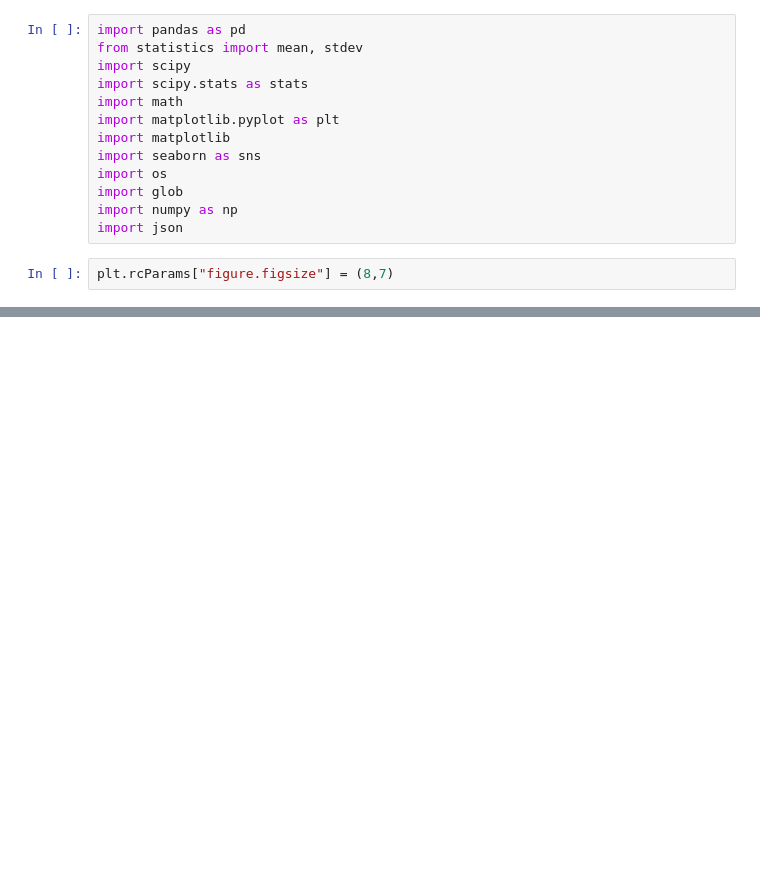
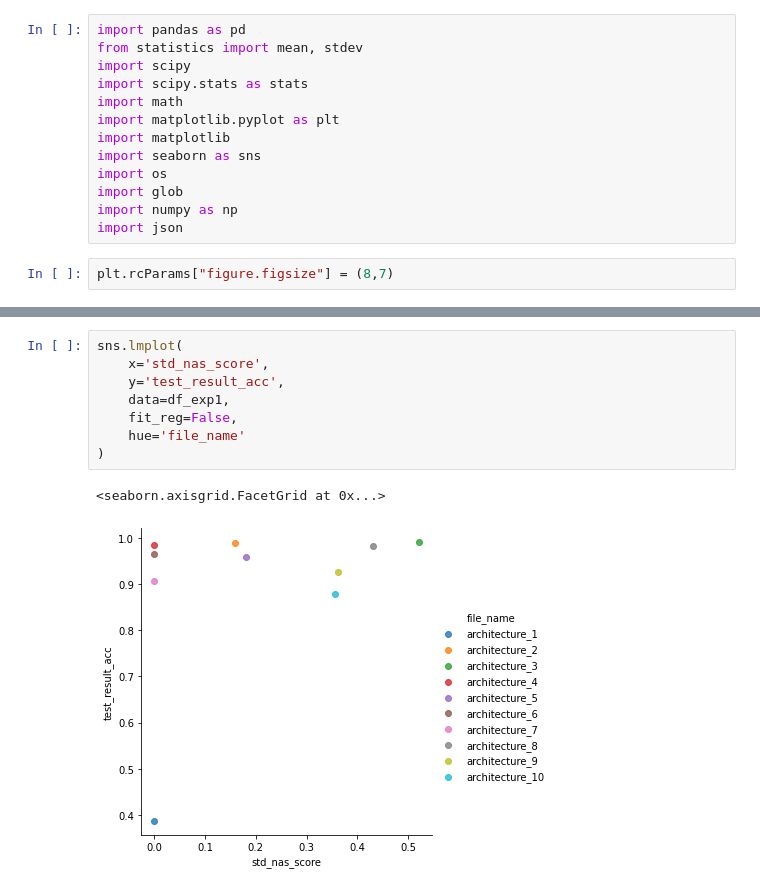
Before and after one commit to antgratia/CNNGenProject, a Jupyter notebook: stateMachineLanguage.generator/output/zenScore_Analysis.ipynb, the cells around one changed output, grey strips where cells are left out. Cells and saved outputs as stored; diff of their text form; blank space fills up the shorter version.

```diff
--- a/stateMachineLanguage.generator/output/zenScore_Analysis.ipynb
+++ b/stateMachineLanguage.generator/output/zenScore_Analysis.ipynb
@@ -15,0 +121,11 @@ plt.rcParams["figure.figsize"] = (8,7)
+# %%
+sns.lmplot(
+    x='std_nas_score',
+    y='test_result_acc',
+    data=df_exp1,
+    fit_reg=False,
+    hue='file_name'
+)
+# %% [output]
+<seaborn.axisgrid.FacetGrid at 0x...>
+[figure, added]
```
Also changed, not shown: parts of 20 cells of this notebook, 26 other files.
